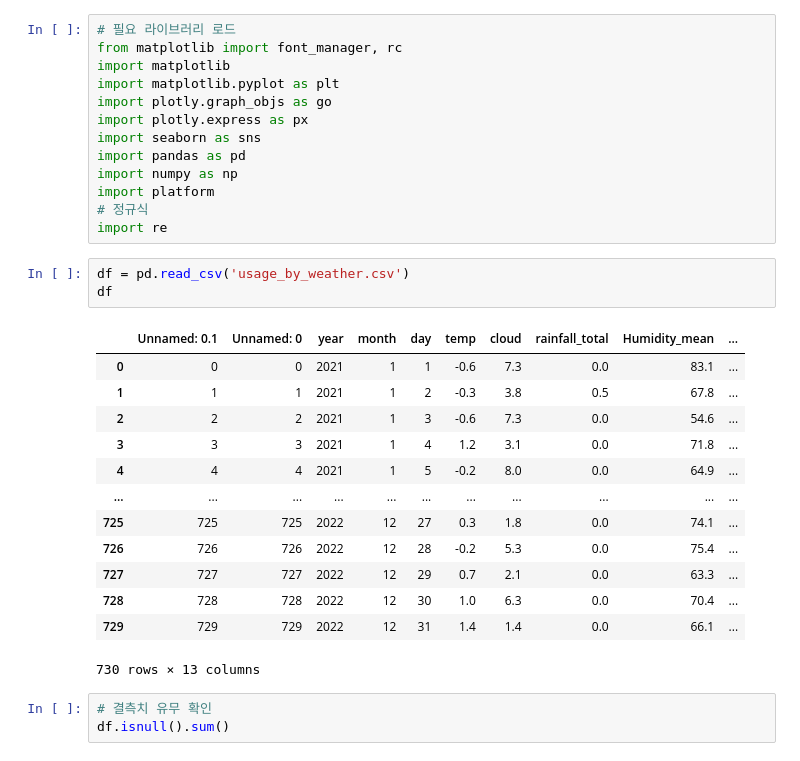
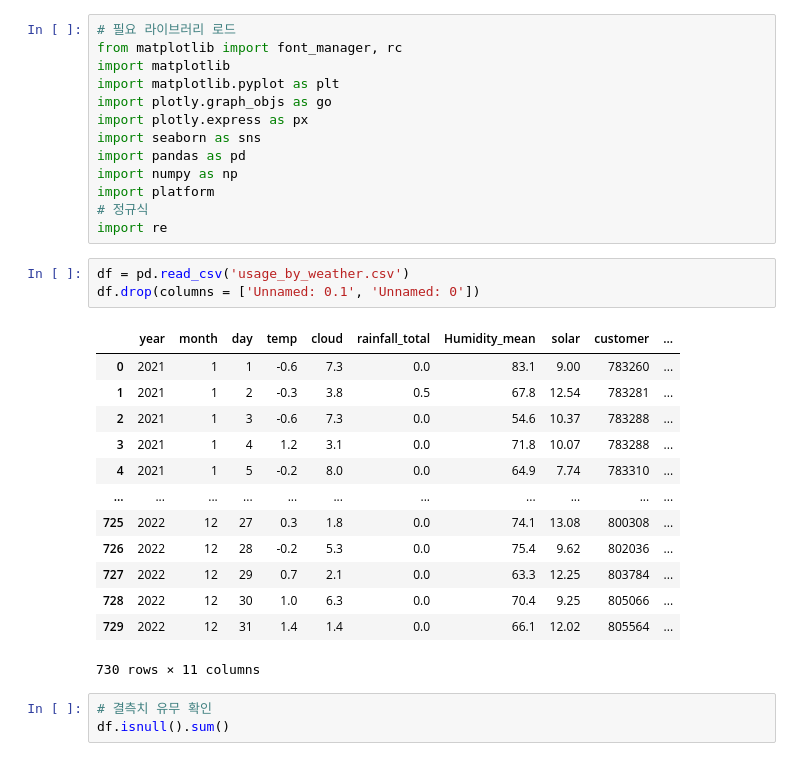
Before and after one commit to ThatHomr/Project_3, a Jupyter notebook: psj_reference/visual_pv3.ipynb, the cells around one changed output. Drawn from its saved outputs; the diff is of its cells as text.

```diff
--- a/psj_reference/visual_pv3.ipynb
+++ b/psj_reference/visual_pv3.ipynb
@@ -13,21 +13,21 @@ import platform
 import re
 # %%
 df = pd.read_csv('usage_by_weather.csv')
-df
+df.drop(columns = ['Unnamed: 0.1', 'Unnamed: 0'])
 # %% [output]
-|  | Unnamed: 0.1 | Unnamed: 0 | year | month | day | temp | cloud | rainfall_total | Humidity_mean | ... |
-| 0 | 0 | 0 | 2021 | 1 | 1 | -0.6 | 7.3 | 0.0 | 83.1 | ... |
-| 1 | 1 | 1 | 2021 | 1 | 2 | -0.3 | 3.8 | 0.5 | 67.8 | ... |
-| 2 | 2 | 2 | 2021 | 1 | 3 | -0.6 | 7.3 | 0.0 | 54.6 | ... |
-| 3 | 3 | 3 | 2021 | 1 | 4 | 1.2 | 3.1 | 0.0 | 71.8 | ... |
-| 4 | 4 | 4 | 2021 | 1 | 5 | -0.2 | 8.0 | 0.0 | 64.9 | ... |
+|  | year | month | day | temp | cloud | rainfall_total | Humidity_mean | solar | customer | ... |
+| 0 | 2021 | 1 | 1 | -0.6 | 7.3 | 0.0 | 83.1 | 9.00 | 783260 | ... |
+| 1 | 2021 | 1 | 2 | -0.3 | 3.8 | 0.5 | 67.8 | 12.54 | 783281 | ... |
+| 2 | 2021 | 1 | 3 | -0.6 | 7.3 | 0.0 | 54.6 | 10.37 | 783288 | ... |
+| 3 | 2021 | 1 | 4 | 1.2 | 3.1 | 0.0 | 71.8 | 10.07 | 783288 | ... |
+| 4 | 2021 | 1 | 5 | -0.2 | 8.0 | 0.0 | 64.9 | 7.74 | 783310 | ... |
 | ... | ... | ... | ... | ... | ... | ... | ... | ... | ... | ... |
-| 725 | 725 | 725 | 2022 | 12 | 27 | 0.3 | 1.8 | 0.0 | 74.1 | ... |
-| 726 | 726 | 726 | 2022 | 12 | 28 | -0.2 | 5.3 | 0.0 | 75.4 | ... |
-| 727 | 727 | 727 | 2022 | 12 | 29 | 0.7 | 2.1 | 0.0 | 63.3 | ... |
-| 728 | 728 | 728 | 2022 | 12 | 30 | 1.0 | 6.3 | 0.0 | 70.4 | ... |
-| 729 | 729 | 729 | 2022 | 12 | 31 | 1.4 | 1.4 | 0.0 | 66.1 | ... |
+| 725 | 2022 | 12 | 27 | 0.3 | 1.8 | 0.0 | 74.1 | 13.08 | 800308 | ... |
+| 726 | 2022 | 12 | 28 | -0.2 | 5.3 | 0.0 | 75.4 | 9.62 | 802036 | ... |
+| 727 | 2022 | 12 | 29 | 0.7 | 2.1 | 0.0 | 63.3 | 12.25 | 803784 | ... |
+| 728 | 2022 | 12 | 30 | 1.0 | 6.3 | 0.0 | 70.4 | 9.25 | 805066 | ... |
+| 729 | 2022 | 12 | 31 | 1.4 | 1.4 | 0.0 | 66.1 | 12.02 | 805564 | ... |
-730 rows × 13 columns
+730 rows × 11 columns
 # %%
 # 결측치 유무 확인
 df.isnull().sum()
```
Also changed, not shown: parts of 22 cells of this notebook.
